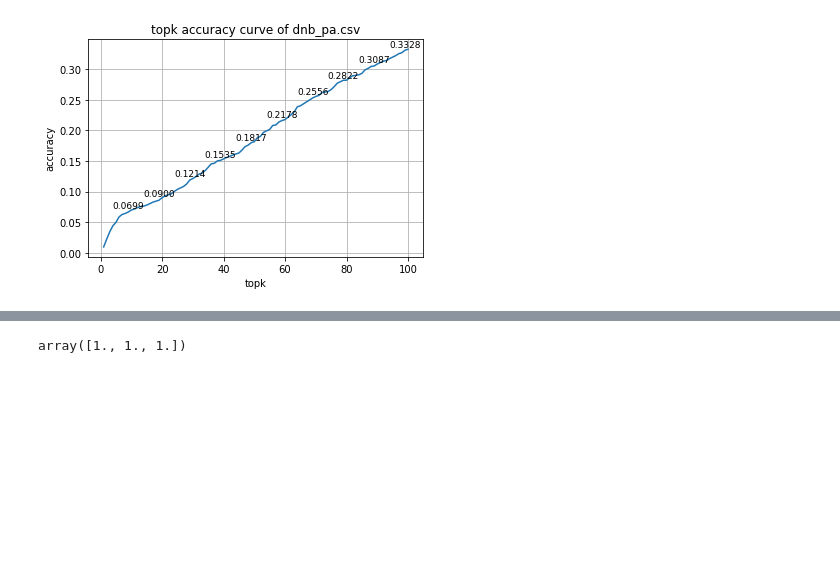
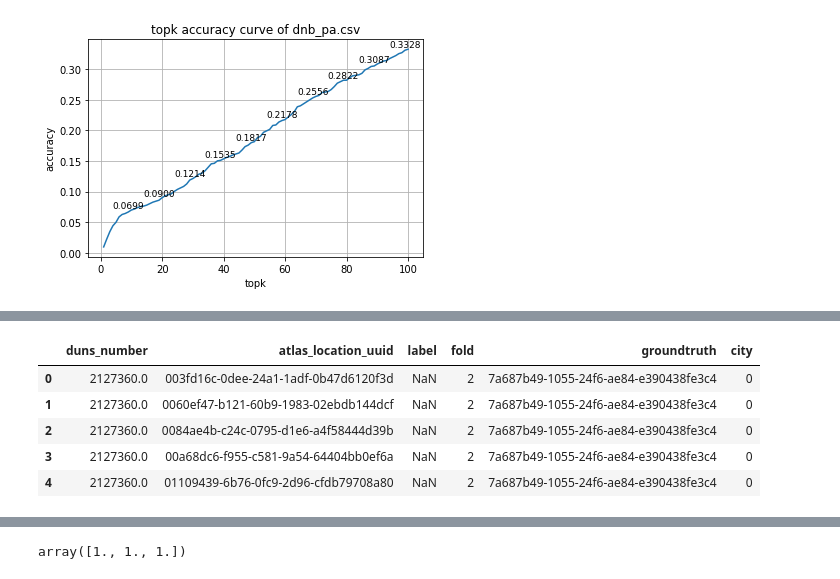
Before and after one commit to chaffeechenyefei/locationRS, a Jupyter notebook: standard_test_supervised_learning_lr_ensemble.ipynb, the cells around one changed output, grey strips where cells are left out. Saved outputs shown, nothing was run; the diff lists cells and outputs as text; code cells hidden in the pictures; blank space fills up the shorter version.

```diff
--- a/standard_test_supervised_learning_lr_ensemble.ipynb
+++ b/standard_test_supervised_learning_lr_ensemble.ipynb
@@ -21,16 +21,25 @@ clfile = ['PA.csv','SF.csv','SJ.csv']
 lfile_app = ['PA_comp_loc_score.csv','SF_comp_loc_score.csv','SJ_comp_loc_score.csv']
 testfile = 'train_val_test_location_company_all.csv'
 
-ind_city = 2
+Query_Company = False
+
+ind_city = 1
 
 comp_feat = pd.read_csv('company_feat.csv',index_col=0)
 loc_feat = pd.read_csv('location_feat.csv',index_col=0)
 all_pair = pd.read_csv(testfile,index_col=0)
 all_pair = all_pair[all_pair['city']==ind_city]
 
-ensemble_feat = pd.read_csv(lfile_app[ind_city])
+# ensemble_feat = pd.read_csv(lfile_app[ind_city])
+ensemble_feat = pd.read_csv(lfile_app[ind_city]).sample(frac=0.5).reset_index(drop=True)
 
 all_pair_test = all_pair[all_pair['fold']==2].reset_index(drop=True)
+if Query_Company:
+    pass
+#     all_pair_test = all_pair_test.sort_values(by=['duns_number']).reset_index(drop=True)
+else:
+    all_pair_test = all_pair_test.sort_values(by=['atlas_location_uuid']).reset_index(drop=True)
+
 dat1 = all_pair[all_pair['fold']==0]
 
 all_company_loc = pd.read_csv(pjoin(datapath,clfile[ind_city]))[['atlas_location_uuid','duns_number']]
@@ -371,0 +411,9 @@ y = normalize(x,axis=1)
+# %%
+all_pair_test.head()
+# %% [output]
+|  | duns_number | atlas_location_uuid | label | fold | groundtruth | city |
+| 0 | 2127360.0 | 003fd16c-0dee-24a1-1adf-0b47d6120f3d | NaN | 2 | 7a687b49-1055-24f6-ae84-e390438fe3c4 | 0 |
+| 1 | 2127360.0 | 0060ef47-b121-60b9-1983-02ebdb144dcf | NaN | 2 | 7a687b49-1055-24f6-ae84-e390438fe3c4 | 0 |
+| 2 | 2127360.0 | 0084ae4b-c24c-0795-d1e6-a4f58444d39b | NaN | 2 | 7a687b49-1055-24f6-ae84-e390438fe3c4 | 0 |
+| 3 | 2127360.0 | 00a68dc6-f955-c581-9a54-64404bb0ef6a | NaN | 2 | 7a687b49-1055-24f6-ae84-e390438fe3c4 | 0 |
+| 4 | 2127360.0 | 01109439-6b76-0fc9-2d96-cfdb79708a80 | NaN | 2 | 7a687b49-1055-24f6-ae84-e390438fe3c4 | 0 |
```
Also changed, not shown: parts of 14 cells of this notebook, 2 other files.
